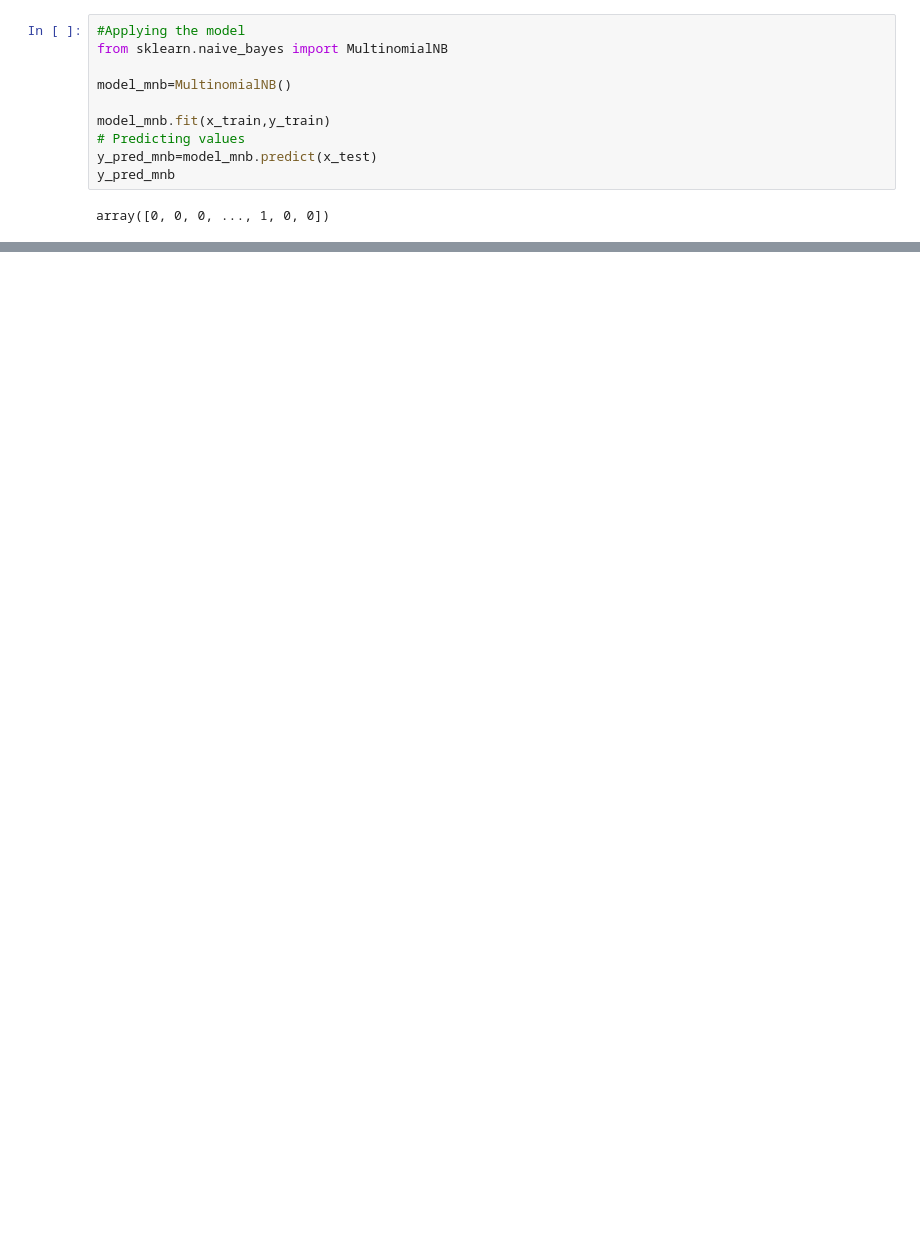
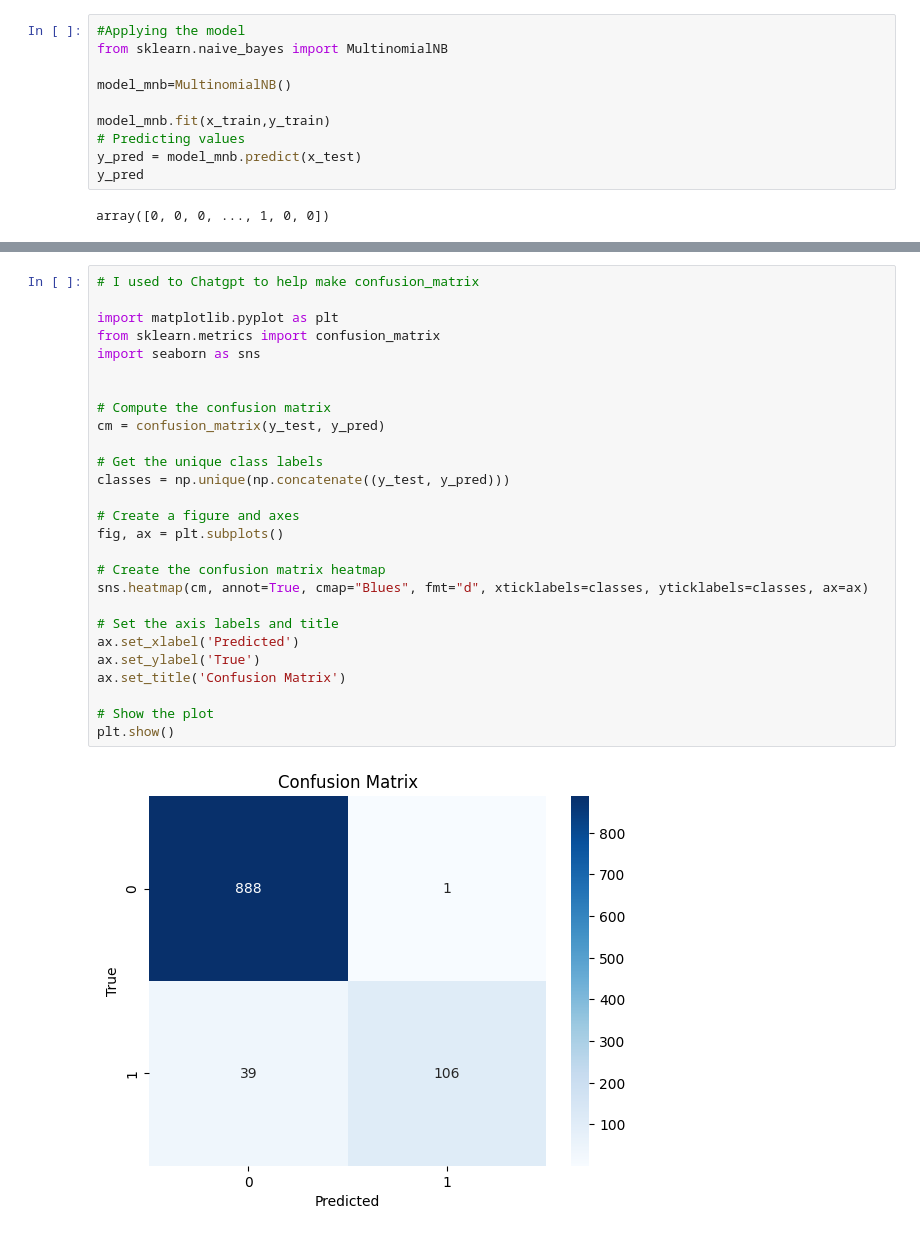
Before and after one commit to Hussy24/AI-Labs, a Jupyter notebook: Hasnain_SmS_spam.ipynb, the cells around one changed output, grey strips where cells are left out. Drawn from its saved outputs; the diff is of its cells as text; blank space fills up the shorter version.

```diff
--- a/Hasnain_SmS_spam.ipynb
+++ b/Hasnain_SmS_spam.ipynb
@@ -171,8 +168,8 @@ model_mnb=MultinomialNB()
 
 model_mnb.fit(x_train,y_train)
 # Predicting values
-y_pred_mnb=model_mnb.predict(x_test)
-y_pred_mnb
+y_pred = model_mnb.predict(x_test)
+y_pred
 # %% [output]
 array([0, 0, 0, ..., 1, 0, 0])
 # %%
@@ -187,0 +201,29 @@ Precision score :-  0.9906542056074766
+# %%
+# I used to Chatgpt to help make confusion_matrix
+
+import matplotlib.pyplot as plt
+from sklearn.metrics import confusion_matrix
+import seaborn as sns
+
+
+# Compute the confusion matrix
+cm = confusion_matrix(y_test, y_pred)
+
+# Get the unique class labels
+classes = np.unique(np.concatenate((y_test, y_pred)))
+
+# Create a figure and axes
+fig, ax = plt.subplots()
+
+# Create the confusion matrix heatmap
+sns.heatmap(cm, annot=True, cmap="Blues", fmt="d", xticklabels=classes, yticklabels=classes, ax=ax)
+
+# Set the axis labels and title
+ax.set_xlabel('Predicted')
+ax.set_ylabel('True')
+ax.set_title('Confusion Matrix')
+
+# Show the plot
+plt.show()
+# %% [output]
+[figure, added]
```
Also changed, not shown: parts of 4 cells of this notebook.
